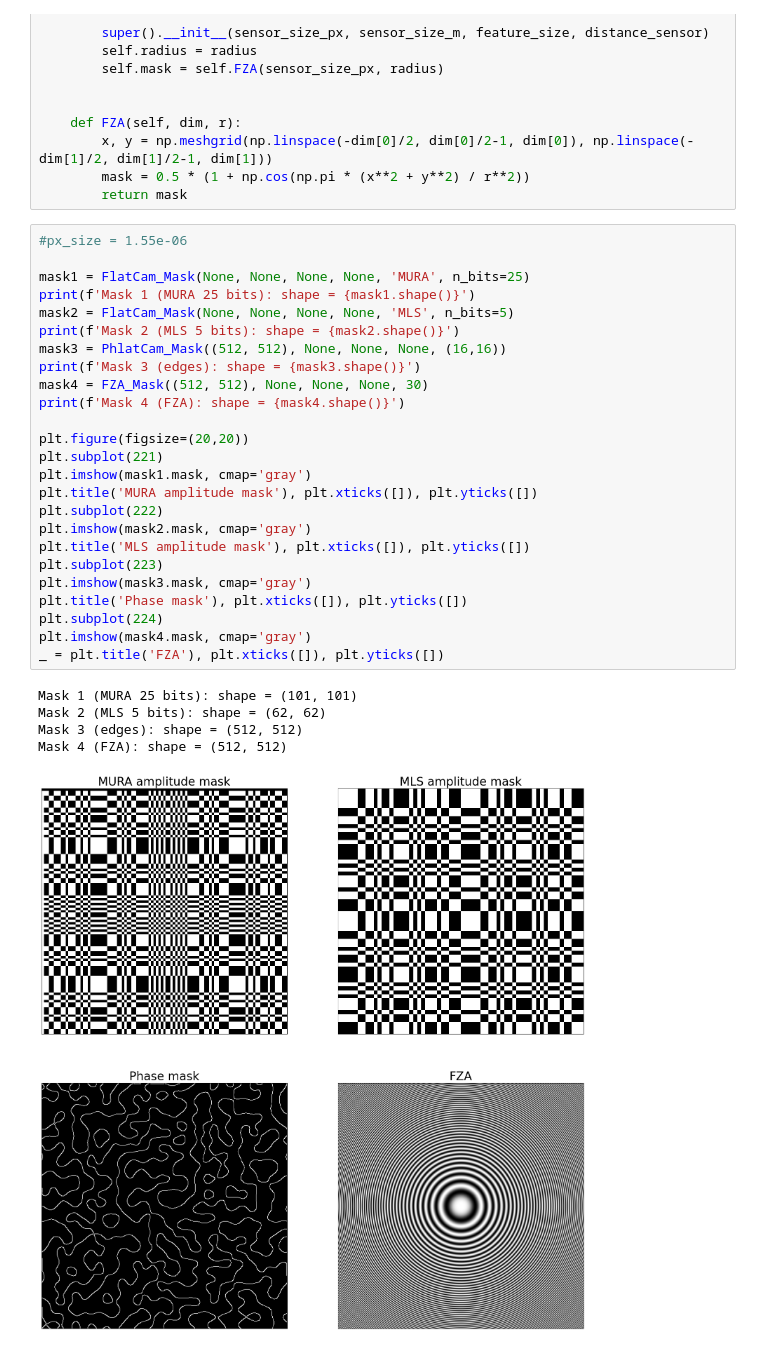
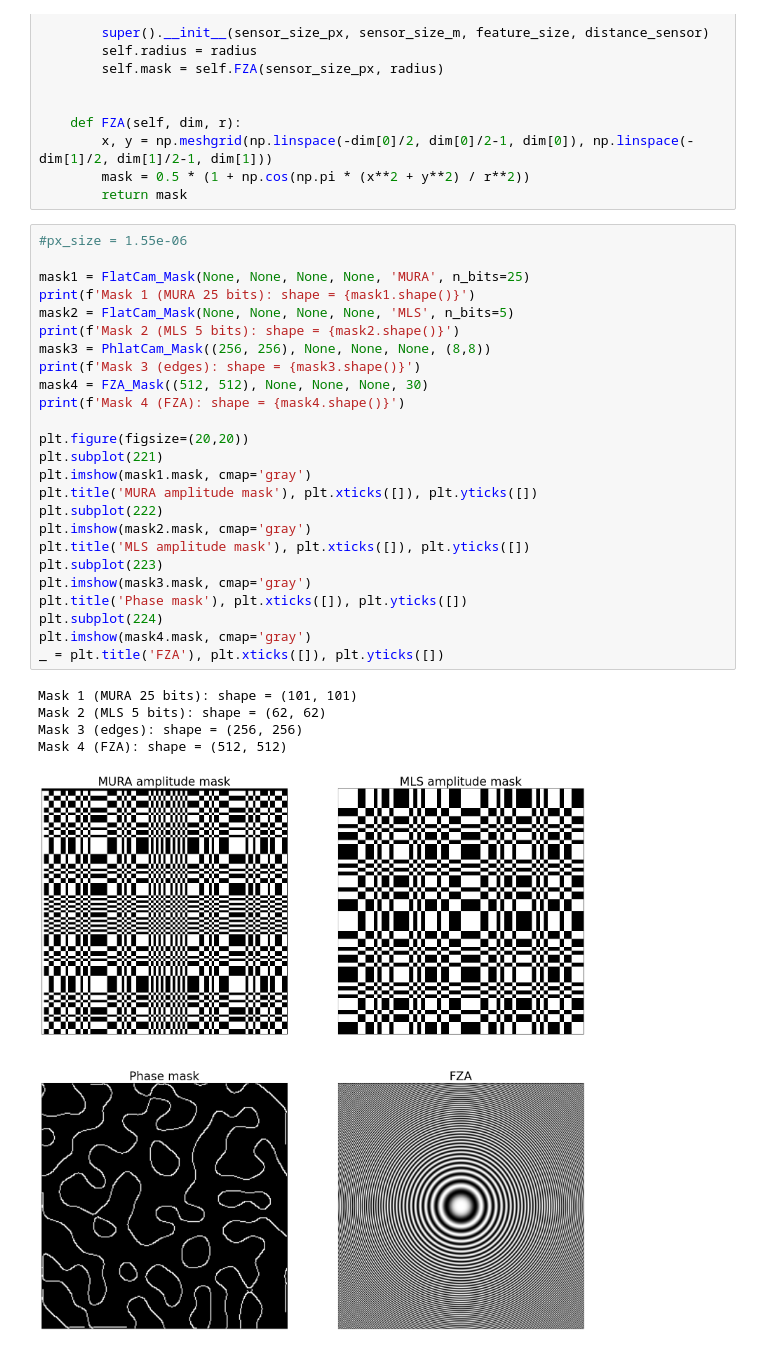
Before and after one commit to LCAV/LenslessPiCam, a Jupyter notebook: masks/class/mask_class.ipynb, the cells around one changed output. Drawn from its saved outputs; the diff is of its cells as text.

Commit message:
change edges shape

```diff
--- a/masks/class/mask_class.ipynb
+++ b/masks/class/mask_class.ipynb
@@ -111,31 +111,31 @@ class FZA_Mask(Mask):
 # %%
 #px_size = 1.55e-06
 
 mask1 = FlatCam_Mask(None, None, None, None, 'MURA', n_bits=25)
 print(f'Mask 1 (MURA 25 bits): shape = {mask1.shape()}')
 mask2 = FlatCam_Mask(None, None, None, None, 'MLS', n_bits=5)
 print(f'Mask 2 (MLS 5 bits): shape = {mask2.shape()}')
-mask3 = PhlatCam_Mask((512, 512), None, None, None, (16,16))
+mask3 = PhlatCam_Mask((256, 256), None, None, None, (8,8))
 print(f'Mask 3 (edges): shape = {mask3.shape()}')
 mask4 = FZA_Mask((512, 512), None, None, None, 30)
 print(f'Mask 4 (FZA): shape = {mask4.shape()}')
 
 plt.figure(figsize=(20,20))
 plt.subplot(221)
 plt.imshow(mask1.mask, cmap='gray')
 plt.title('MURA amplitude mask'), plt.xticks([]), plt.yticks([])
 plt.subplot(222)
 plt.imshow(mask2.mask, cmap='gray')
 plt.title('MLS amplitude mask'), plt.xticks([]), plt.yticks([])
 plt.subplot(223)
 plt.imshow(mask3.mask, cmap='gray')
 plt.title('Phase mask'), plt.xticks([]), plt.yticks([])
 plt.subplot(224)
 plt.imshow(mask4.mask, cmap='gray')
 _ = plt.title('FZA'), plt.xticks([]), plt.yticks([])
 # %% [output]
 Mask 1 (MURA 25 bits): shape = (101, 101)
 Mask 2 (MLS 5 bits): shape = (62, 62)
-Mask 3 (edges): shape = (512, 512)
+Mask 3 (edges): shape = (256, 256)
 Mask 4 (FZA): shape = (512, 512)
-[figure, old version]
+[figure, new version]
```
Also changed, not shown: 1 other file.
